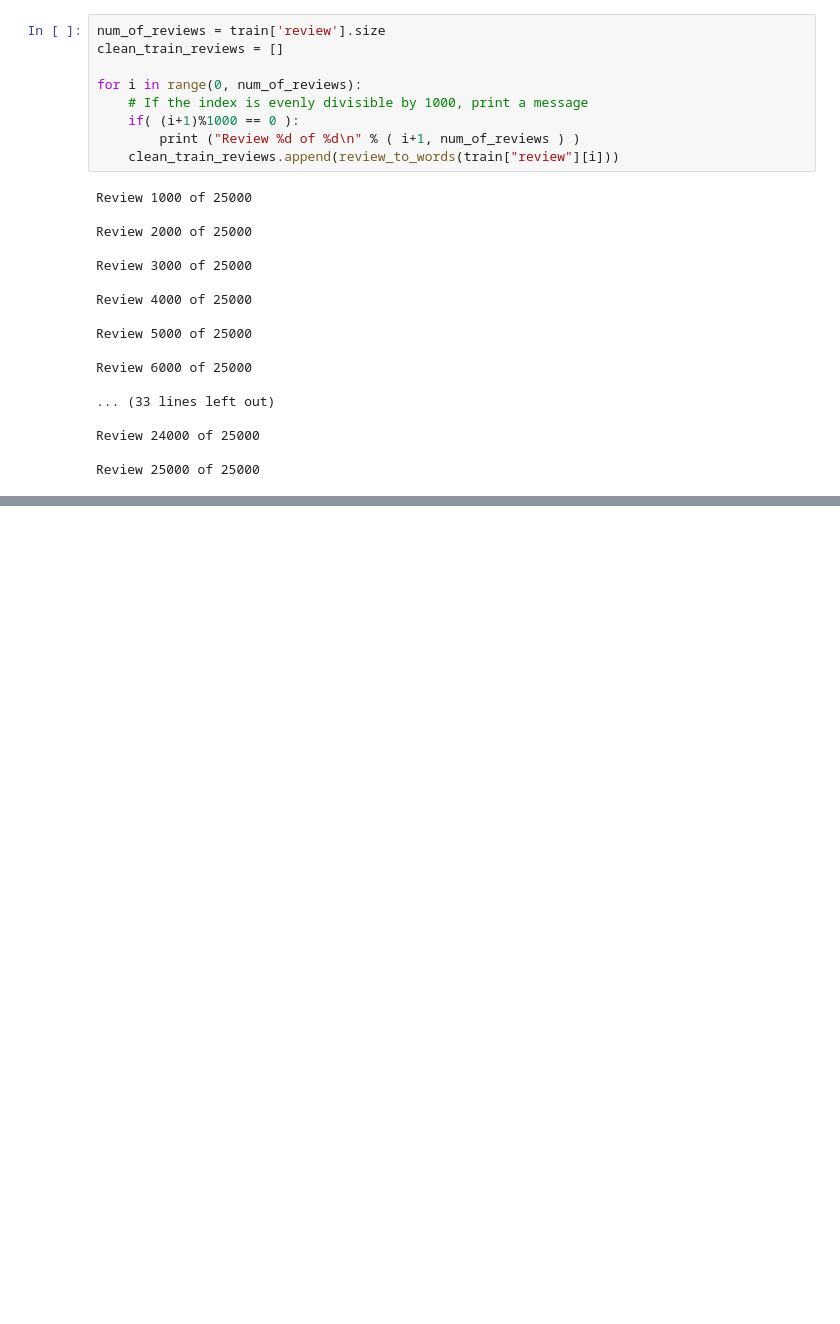
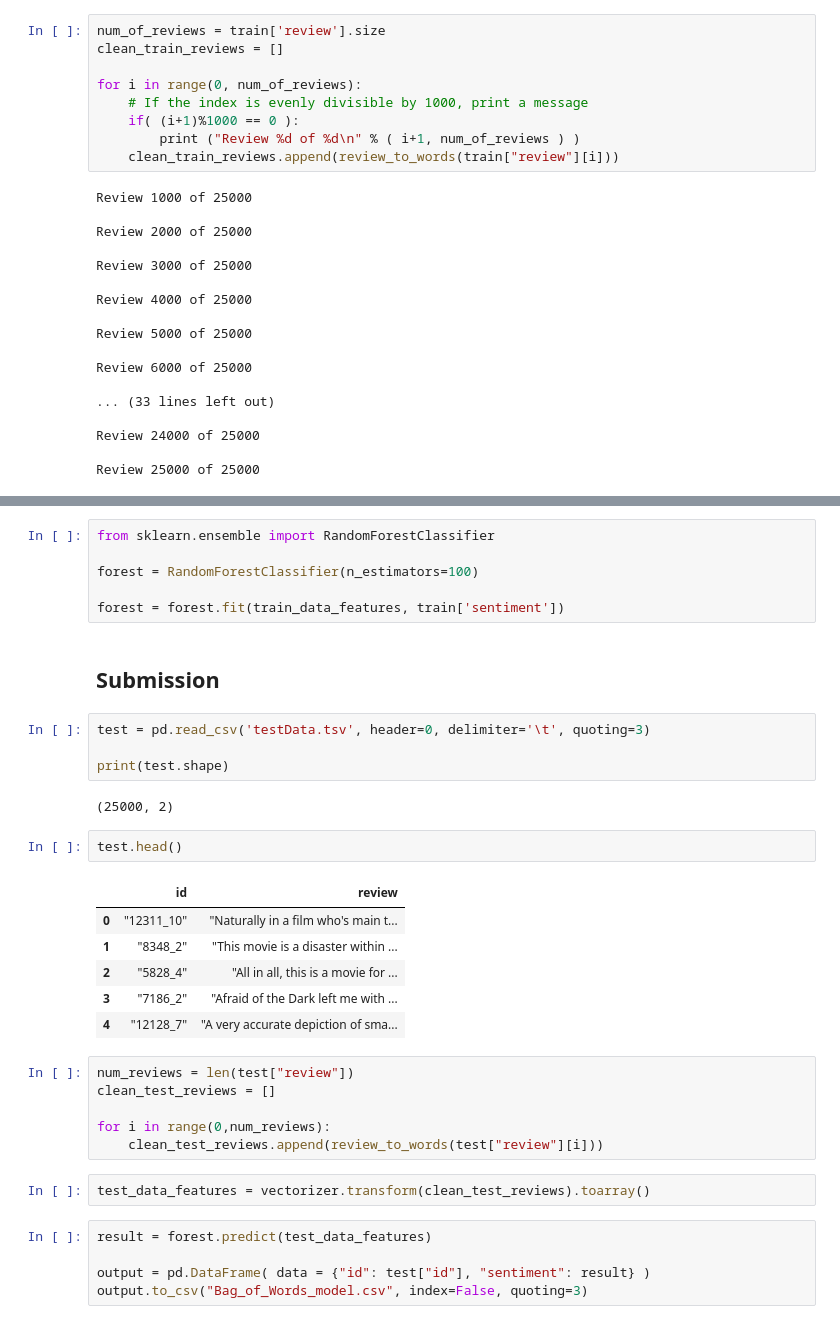
Before and after one commit to rahul2240/kaggle, a Jupyter notebook: bagofwords/Untitled.ipynb, the cells around one changed output, grey strips where cells are left out. Saved outputs shown, nothing was run; the diff lists cells and outputs as text; blank space fills up the shorter version.

Commit message:
Bag of words 84

```diff
--- a/bagofwords/Untitled.ipynb
+++ b/bagofwords/Untitled.ipynb
@@ -118,0 +136,36 @@ Review 25000 of 25000
+# %%
+from sklearn.ensemble import RandomForestClassifier
+
+forest = RandomForestClassifier(n_estimators=100)
+
+forest = forest.fit(train_data_features, train['sentiment'])
+# %% [markdown]
+## Submission
+# %%
+test = pd.read_csv('testData.tsv', header=0, delimiter='\t', quoting=3)
+
+print(test.shape)
+# %% [output]
+(25000, 2)
+# %%
+test.head()
+# %% [output]
+|  | id | review |
+| 0 | "12311_10" | "Naturally in a film who's main t... |
+| 1 | "8348_2" | "This movie is a disaster within ... |
+| 2 | "5828_4" | "All in all, this is a movie for ... |
+| 3 | "7186_2" | "Afraid of the Dark left me with ... |
+| 4 | "12128_7" | "A very accurate depiction of sma... |
+# %%
+num_reviews = len(test["review"])
+clean_test_reviews = []
+
+for i in range(0,num_reviews):
+    clean_test_reviews.append(review_to_words(test["review"][i]))
+# %%
+test_data_features = vectorizer.transform(clean_test_reviews).toarray()
+# %%
+result = forest.predict(test_data_features)
+
+output = pd.DataFrame( data = {"id": test["id"], "sentiment": result} )
+output.to_csv("Bag_of_Words_model.csv", index=False, quoting=3)
```
Also changed, not shown: parts of 3 cells of this notebook, 1 other file.
